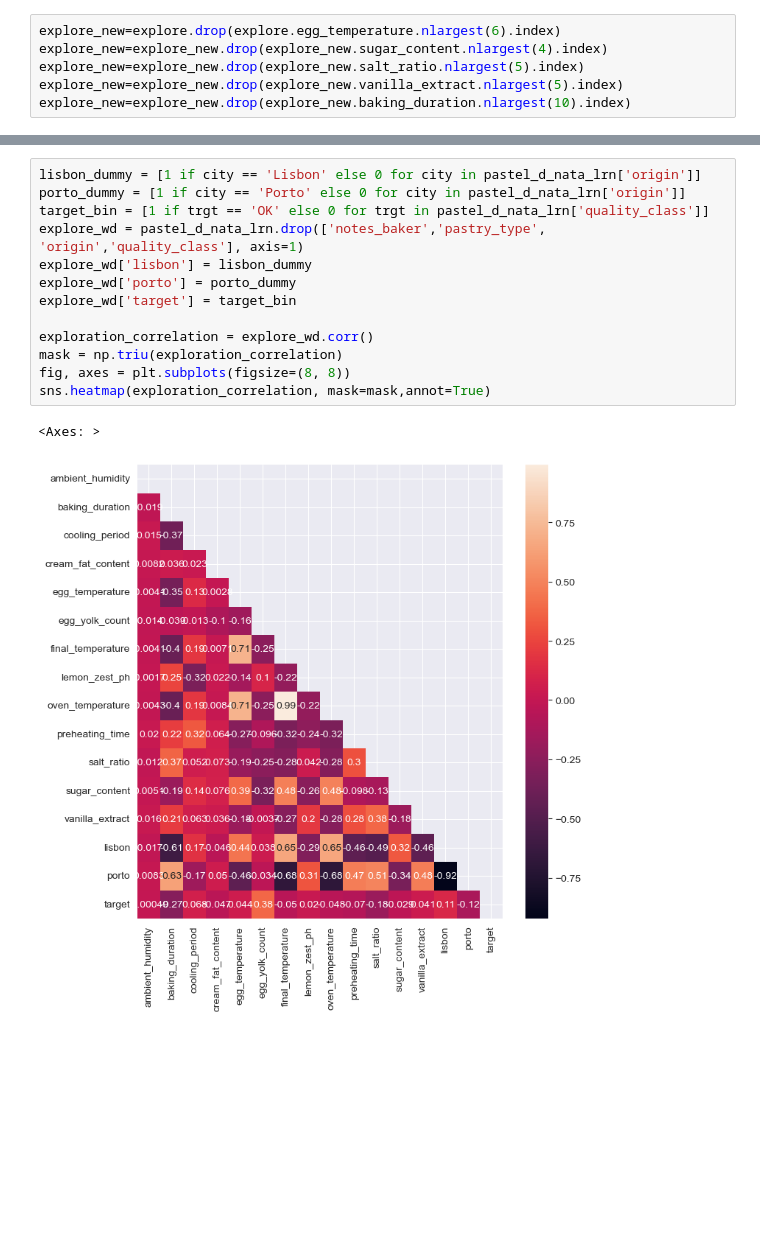
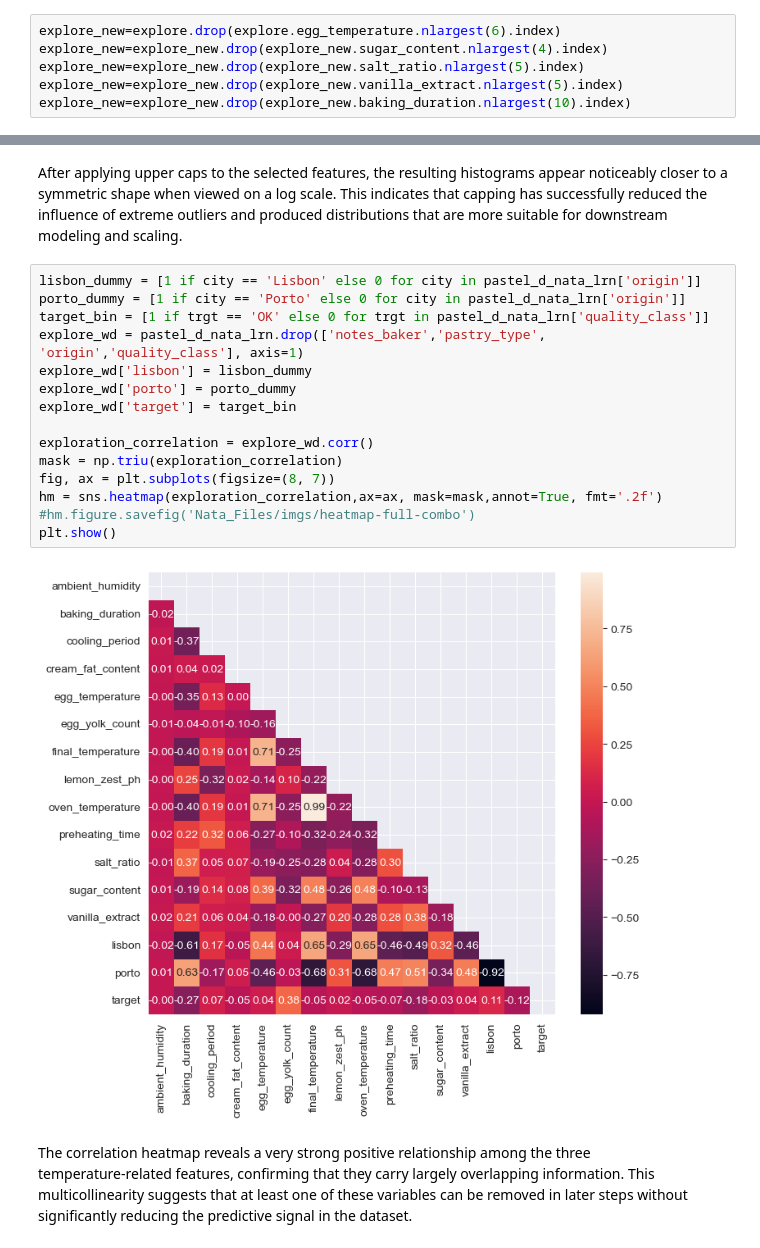
Before and after one commit to durak-dev/MachineLearning-Project, a Jupyter notebook: Data_Exploration.ipynb, the cells around one changed output, grey strips where cells are left out. Cells and saved outputs as stored; diff of their text form; blank space fills up the shorter version.

```diff
--- a/Data_Exploration.ipynb
+++ b/Data_Exploration.ipynb
@@ -216,20 +238,27 @@ plt.tight_layout()
 plt.show()
 # %% [output]
 [figure]
+# %% [markdown]
+After applying upper caps to the selected features, the resulting histograms appear noticeably closer to a symmetric shape when viewed on a log scale.
+This indicates that capping has successfully reduced the influence of extreme outliers and produced distributions that are more suitable for downstream modeling and scaling.
 # %%
 lisbon_dummy = [1 if city == 'Lisbon' else 0 for city in pastel_d_nata_lrn['origin']]
 porto_dummy = [1 if city == 'Porto' else 0 for city in pastel_d_nata_lrn['origin']]
 target_bin = [1 if trgt == 'OK' else 0 for trgt in pastel_d_nata_lrn['quality_class']]
 explore_wd = pastel_d_nata_lrn.drop(['notes_baker','pastry_type', 'origin','quality_class'], axis=1)
 explore_wd['lisbon'] = lisbon_dummy
 explore_wd['porto'] = porto_dummy
 explore_wd['target'] = target_bin
 
 exploration_correlation = explore_wd.corr()
 mask = np.triu(exploration_correlation)
-fig, axes = plt.subplots(figsize=(8, 8))
-sns.heatmap(exploration_correlation, mask=mask,annot=True)
+fig, ax = plt.subplots(figsize=(8, 7))
+hm = sns.heatmap(exploration_correlation,ax=ax, mask=mask,annot=True, fmt='.2f')
+#hm.figure.savefig('Nata_Files/imgs/heatmap-full-combo')
+plt.show()
 # %% [output]
-<Axes: >
-[figure, old version]
+[figure, new version]
+# %% [markdown]
+The correlation heatmap reveals a very strong positive relationship among the three temperature‑related features, confirming that they carry largely overlapping information.
+This multicollinearity suggests that at least one of these variables can be removed in later steps without significantly reducing the predictive signal in the dataset.
 # %%
```
Also changed, not shown: parts of 21 cells of this notebook, 4 other files.
